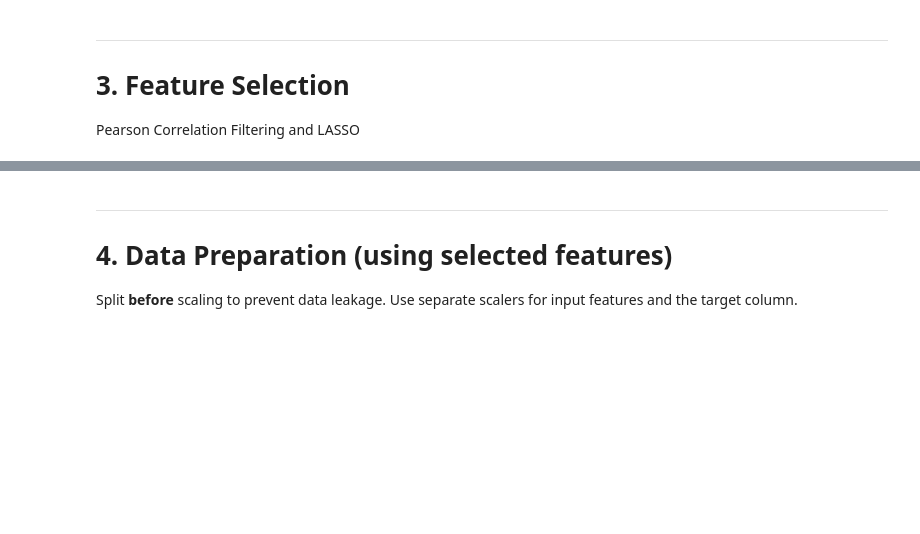
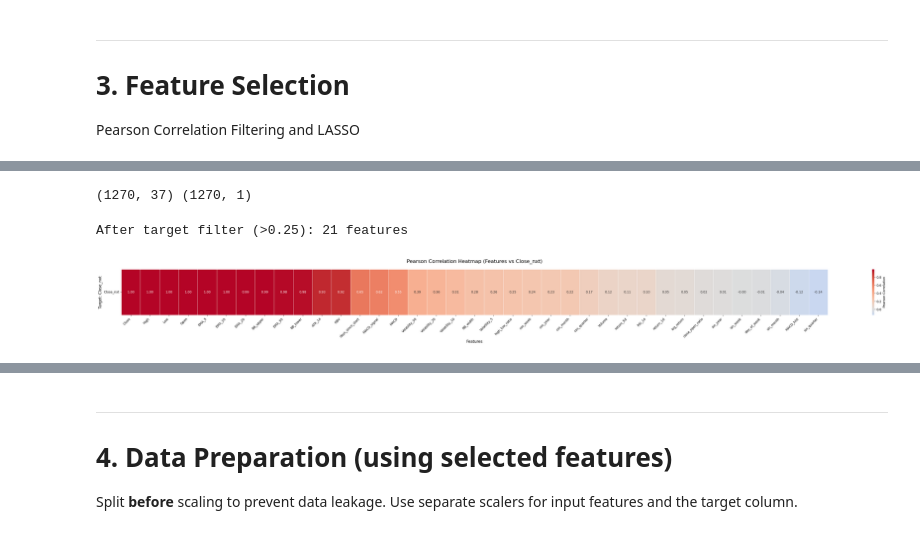
Before and after one commit to glitchlover/Thesis2, a Jupyter notebook: attempt3.2.ipynb, the cells around one changed output, grey strips where cells are left out. Saved outputs shown, nothing was run; the diff lists cells and outputs as text; code cells hidden in the pictures; blank space fills up the shorter version.

```diff
--- a/attempt3.2.ipynb
+++ b/attempt3.2.ipynb
@@ -119,18 +140,3 @@ df.to_csv('data/stock_data_AAPL.csv')
 ---
 # 3. Feature Selection
 Pearson Correlation Filtering and LASSO
-# %%
-import seaborn as sns
-import matplotlib.pyplot as plt
-
-# -------- PEARSON CORRELATION VISUALIZATION -------
-target_col   = ['Close_nxt']
-feature_cols = list(set(df.columns) - set(target_col))
-
-# Compute correlations with the target
-corr_matrix = df[feature_cols + target_col].corr(method='pearson')
-corr_matrix = corr_matrix[target_col].drop(target_col).sort_values(by=target_col[0], ascending=False).transpose()
-plt.figure(figsize=(20, 4))
-sns.heatmap(corr_matrix, annot=True, cmap='coolwarm', center=0, fmt='.2f')
-plt.title("Pearson Correlation Heatmap")
-plt.show()
@@ -139,4 +142,0 @@ plt.show()
-# %%
-# ----------- DROPING NEAR ZERO CORRELATION---------------
-feature_cols = set(corr_matrix.columns[abs(corr_matrix.loc['Close_nxt']) > 0.01])
-pd.DataFrame(feature_cols)
@@ -161 +143,55 @@ pd.DataFrame(feature_cols)
+# %%
+from sklearn.linear_model import LassoCV
+from sklearn.model_selection import GridSearchCV
+from sklearn.feature_selection import SelectFromModel
+from sklearn.preprocessing import RobustScaler
+import itertools
+
+'''Sample split and Other Configuration'''
+# Prepare data (using only features, not target)
+X_temp = df[feature_cols].values
+y = df[target_col].values
+
+# Getting a sample of the data
+sample_len = int(len(X_temp)*0.5)
+X_sample = X_temp[:sample_len]
+y_sample = y[:sample_len]
+sample_df = df.iloc[:sample_len].copy()
+
+print(X_sample.shape, y_sample.shape)
+
+# Scale features (separate scaler for train/test)
+scaler = RobustScaler()
+X_sample_scaled = scaler.fit_transform(X_sample)
+# %% [output]
+(1270, 37) (1270, 1)
+# %%
+'''Target Correlation Filter'''
+import matplotlib.pyplot as plt
+TARGET_THRESHOLD = 0.25  # Keep features with |corr| > 0.25 with target
+corr_matrix = sample_df[feature_cols + ['Close_nxt']].corr(method='pearson')
+target_corr = corr_matrix['Close_nxt'].abs()
+selected_features = [f for f in feature_cols if target_corr[f] > TARGET_THRESHOLD]
+print(f"After target filter (>{TARGET_THRESHOLD}): {len(selected_features)} features")
+
+# Plot
+plt.figure(figsize=(40, 4))
+corr_matrix_for_display = corr_matrix[target_col].drop(target_col).sort_values(by=target_col[0], ascending=False).transpose()
+sns.heatmap(corr_matrix_for_display,
+            annot=True,
+            cmap='coolwarm',
+            center=0,
+            fmt='.2f',
+            linewidths=0.5,
+            cbar_kws={'label': 'Pearson Correlation'})
+plt.title("Pearson Correlation Heatmap (Features vs Close_nxt)", fontsize=16, pad=20)
+plt.xlabel("Features", fontsize=12)
+plt.ylabel("Target: Close_nxt", fontsize=12)
+plt.xticks(rotation=45, ha='right', fontsize=10)
+plt.yticks(rotation=0, fontsize=10)
+plt.tight_layout()
+plt.show()
+# %% [output]
+After target filter (>0.25): 21 features
+[figure, added]
 # %%
```
Also changed, not shown: parts of 15 cells of this notebook, 12 other files.
